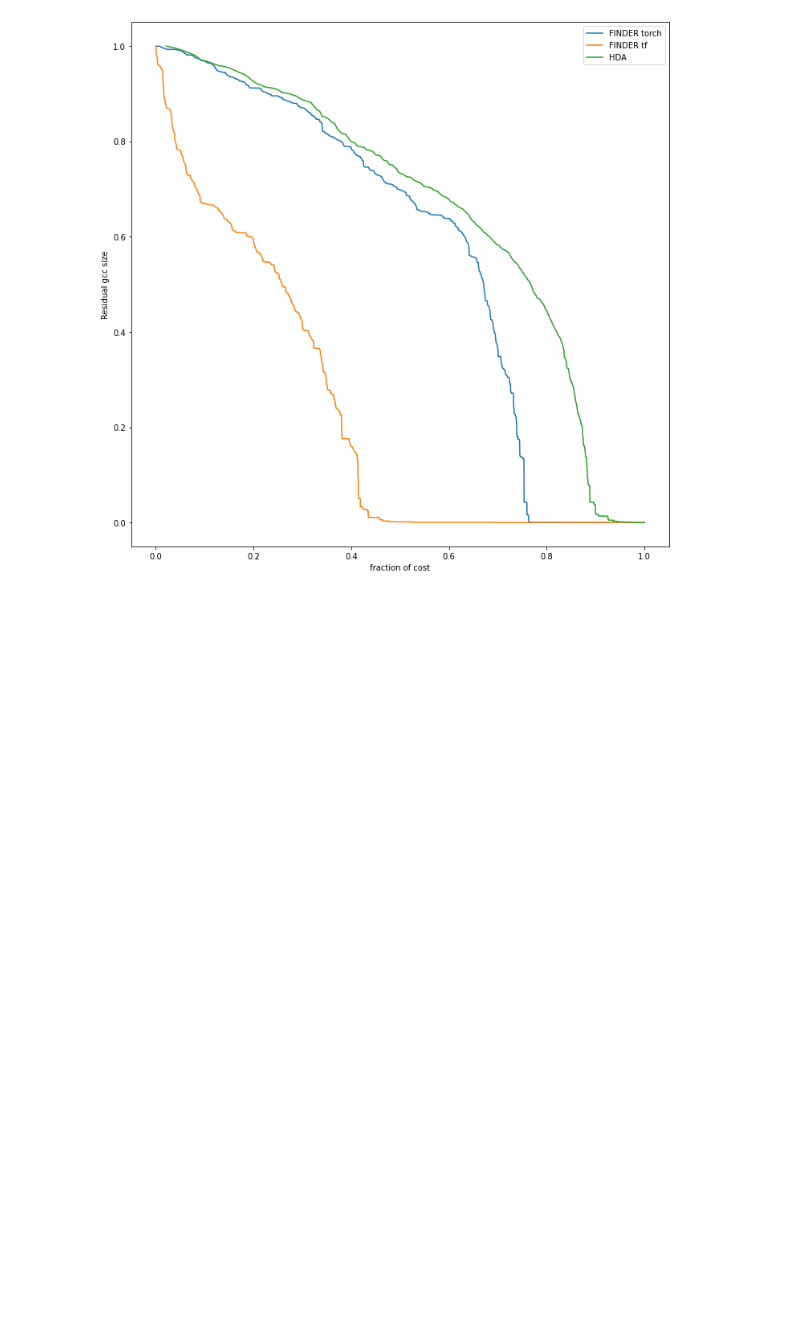
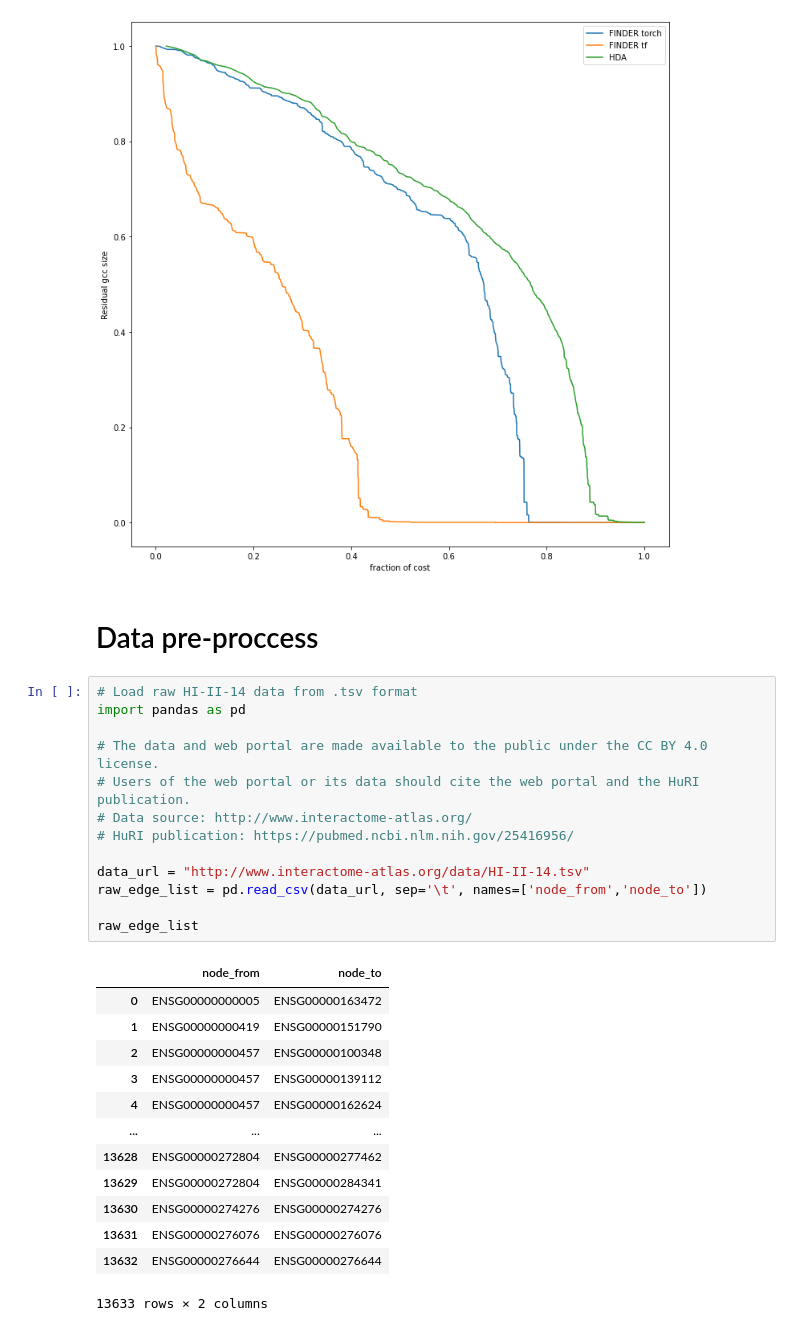
Before and after one commit to faraz2023/FINDER, a Jupyter notebook: Colab_runs.ipynb, the cells around one changed output. Cells and saved outputs as stored; diff of their text form; blank space fills up the shorter version.

Commit message:
Added data-preprocessing in Colab_runs (raw HI-II-14 to graph)

```diff
--- a/Colab_runs.ipynb
+++ b/Colab_runs.ipynb
@@ -413,3 +417,32 @@ plt.ylabel("Residual gcc size")
 # %% [output]
 Text(0, 0.5, 'Residual gcc size')
 [figure]
+# %% [markdown]
+# Data pre-proccess
+# %%
+# Load raw HI-II-14 data from .tsv format
+import pandas as pd
+
+# The data and web portal are made available to the public under the CC BY 4.0 license.
+# Users of the web portal or its data should cite the web portal and the HuRI publication.
+# Data source: http://www.interactome-atlas.org/
+# HuRI publication: https://pubmed.ncbi.nlm.nih.gov/25416956/
+
+data_url = "http://www.interactome-atlas.org/data/HI-II-14.tsv"
+raw_edge_list = pd.read_csv(data_url, sep='\t', names=['node_from','node_to'])
+
+raw_edge_list
+# %% [output]
+|  | node_from | node_to |
+| 0 | ENSG00000000005 | ENSG00000163472 |
+| 1 | ENSG00000000419 | ENSG00000151790 |
+| 2 | ENSG00000000457 | ENSG00000100348 |
+| 3 | ENSG00000000457 | ENSG00000139112 |
+| 4 | ENSG00000000457 | ENSG00000162624 |
+| ... | ... | ... |
+| 13628 | ENSG00000272804 | ENSG00000277462 |
+| 13629 | ENSG00000272804 | ENSG00000284341 |
+| 13630 | ENSG00000274276 | ENSG00000274276 |
+| 13631 | ENSG00000276076 | ENSG00000276076 |
+| 13632 | ENSG00000276644 | ENSG00000276644 |
+13633 rows × 2 columns
```
Also changed, not shown: parts of 7 cells of this notebook.
